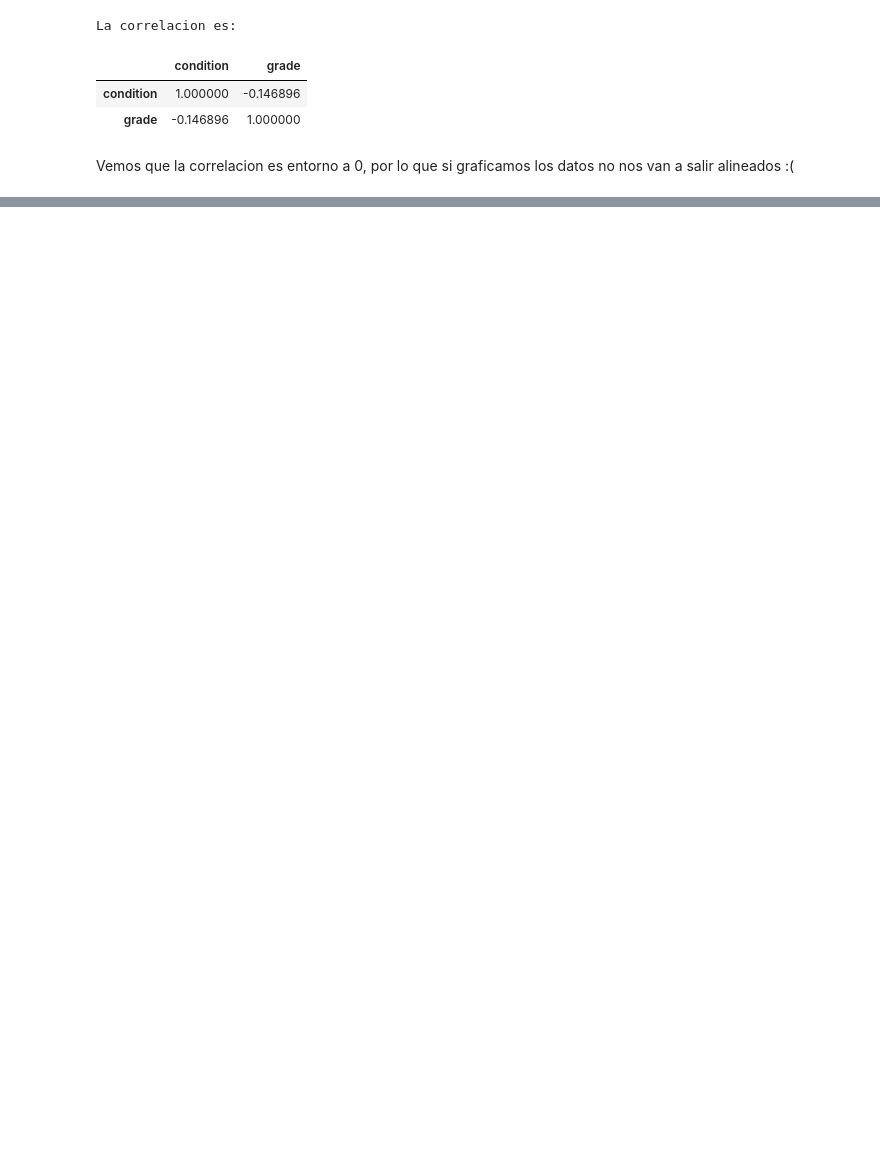
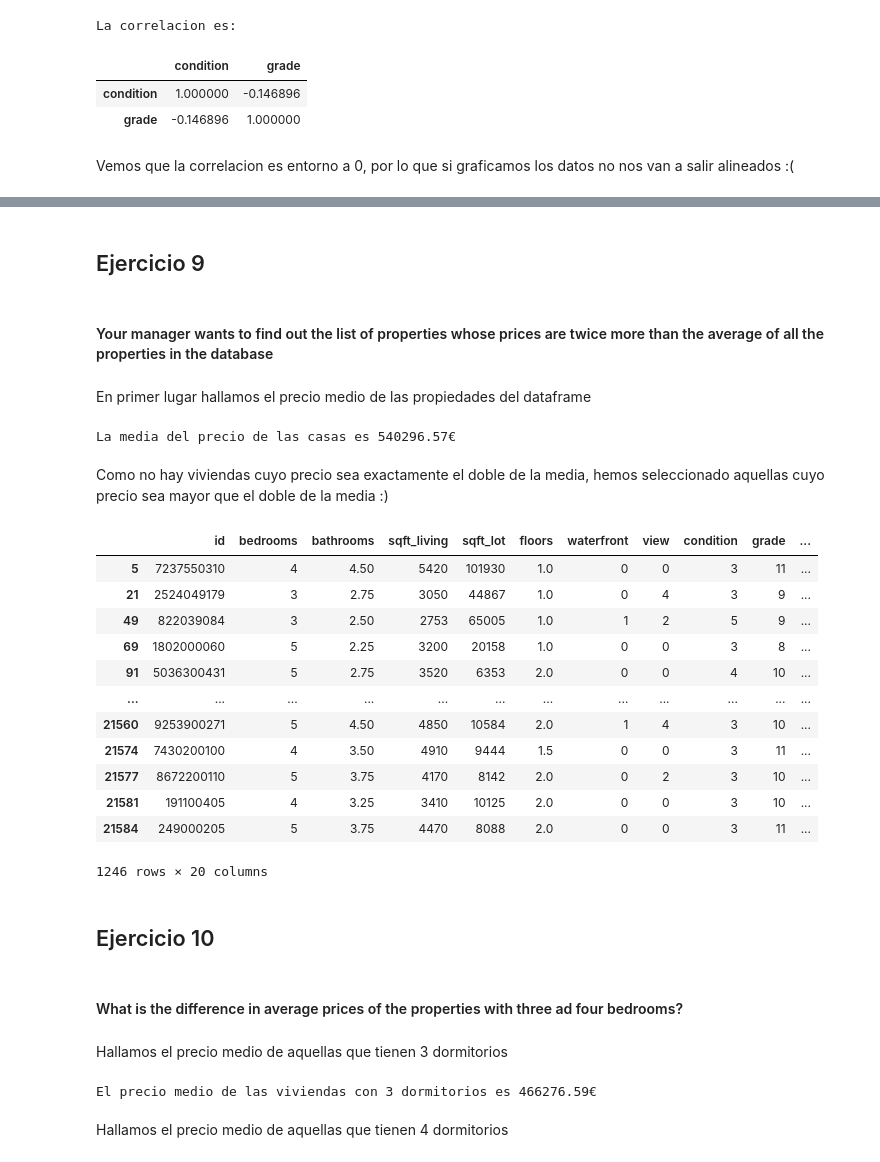
Before and after one commit to rnoguer22/Proyecto_Final_Cipollos, a Jupyter notebook: questions.ipynb, the cells around one changed output, grey strips where cells are left out. Saved outputs shown, nothing was run; the diff lists cells and outputs as text; code cells hidden in the pictures; blank space fills up the shorter version.

```diff
--- a/questions.ipynb
+++ b/questions.ipynb
@@ -235,0 +301,43 @@ Get the number of houses in each category
+# %% [markdown]
+## Ejercicio 9
+# %% [markdown]
+#### Your manager wants to find out the list of properties whose prices are twice more than the average of all the properties in the database
+# %% [markdown]
+En primer lugar hallamos el precio medio de las propiedades del dataframe
+# %%
+media_price = round(df.price.mean(), 2)
+print("La media del precio de las casas es {}€".format(media_price))
+# %% [output]
+La media del precio de las casas es 540296.57€
+# %% [markdown]
+Como no hay viviendas cuyo precio sea exactamente el doble de la media, hemos seleccionado aquellas cuyo precio sea mayor que el doble de la media :)
+# %%
+manager = df.loc[df.price > 2*media_price]
+manager
+# %% [output]
+|  | id | bedrooms | bathrooms | sqft_living | sqft_lot | floors | waterfront | view | condition | grade | ... |
+| 5 | 7237550310 | 4 | 4.50 | 5420 | 101930 | 1.0 | 0 | 0 | 3 | 11 | ... |
+| 21 | 2524049179 | 3 | 2.75 | 3050 | 44867 | 1.0 | 0 | 4 | 3 | 9 | ... |
+| 49 | 822039084 | 3 | 2.50 | 2753 | 65005 | 1.0 | 1 | 2 | 5 | 9 | ... |
+| 69 | 1802000060 | 5 | 2.25 | 3200 | 20158 | 1.0 | 0 | 0 | 3 | 8 | ... |
+| 91 | 5036300431 | 5 | 2.75 | 3520 | 6353 | 2.0 | 0 | 0 | 4 | 10 | ... |
+| ... | ... | ... | ... | ... | ... | ... | ... | ... | ... | ... | ... |
+| 21560 | 9253900271 | 5 | 4.50 | 4850 | 10584 | 2.0 | 1 | 4 | 3 | 10 | ... |
+| 21574 | 7430200100 | 4 | 3.50 | 4910 | 9444 | 1.5 | 0 | 0 | 3 | 11 | ... |
+| 21577 | 8672200110 | 5 | 3.75 | 4170 | 8142 | 2.0 | 0 | 2 | 3 | 10 | ... |
+| 21581 | 191100405 | 4 | 3.25 | 3410 | 10125 | 2.0 | 0 | 0 | 3 | 10 | ... |
+| 21584 | 249000205 | 5 | 3.75 | 4470 | 8088 | 2.0 | 0 | 0 | 3 | 11 | ... |
+1246 rows × 20 columns
+# %% [markdown]
+## Ejercicio 10
+# %% [markdown]
+#### What is the difference in average prices of the properties with three ad four bedrooms?
+# %% [markdown]
+Hallamos el precio medio de aquellas que tienen 3 dormitorios
+# %%
+precio_medio_3 = round(df.price.loc[df.bedrooms == 3].mean(), 2)
+print("El precio medio de las viviendas con 3 dormitorios es {}€".format(precio_medio_3))
+# %% [output]
+El precio medio de las viviendas con 3 dormitorios es 466276.59€
+# %% [markdown]
+Hallamos el precio medio de aquellas que tienen 4 dormitorios
```
Also changed, not shown: parts of 43 cells of this notebook, 1 other file.
